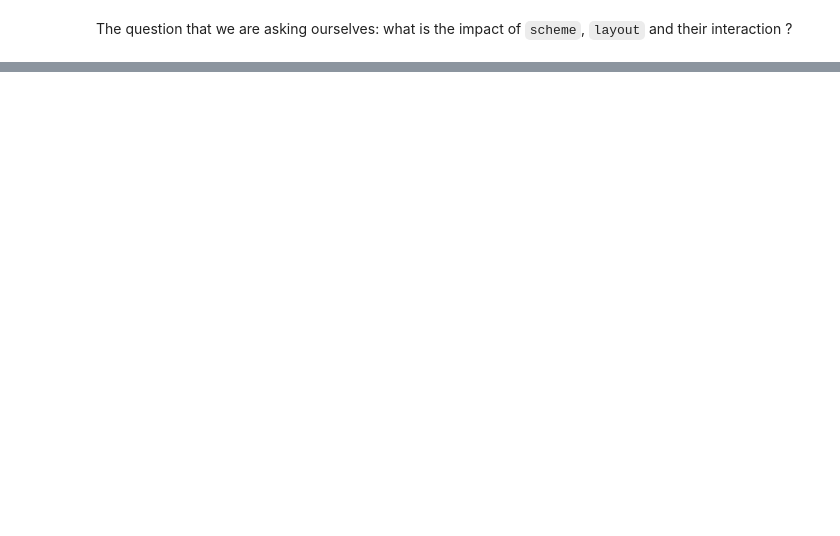
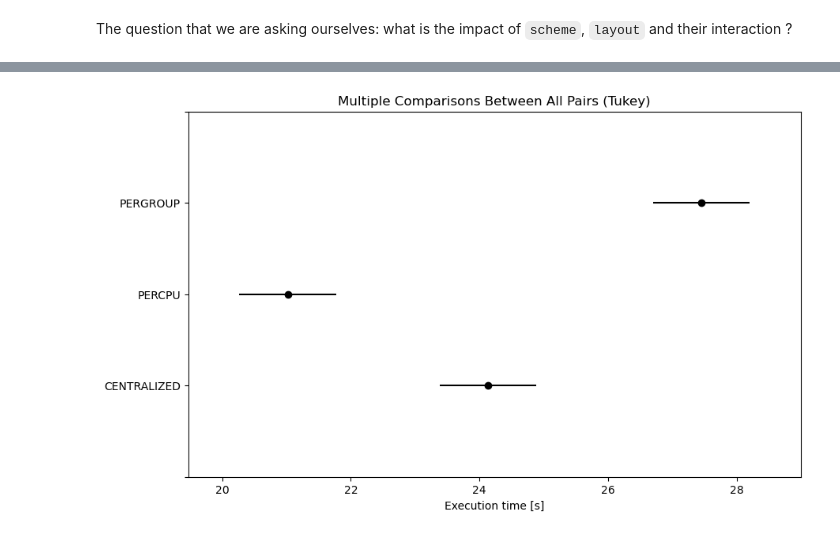
Before and after one commit to GuilloteauQ/anooba, a Jupyter notebook: content/anooba.ipynb, the cells around one changed output, grey strips where cells are left out. Drawn from its saved outputs; the diff is of its cells as text; code cells hidden in the pictures; blank space fills up the shorter version.

```diff
--- a/content/anooba.ipynb
+++ b/content/anooba.ipynb
@@ -81,0 +173,2 @@ plt.show()
+# %%
+thsd_layout = pairwise_tukeyhsd(df["exec_time"], df["layout"])
@@ -81,0 +198,6 @@ plt.show()
+# %%
+thsd_layout.plot_simultaneous()
+plt.xlabel("Execution time [s]")
+plt.show()
+# %% [output]
+[figure, added]
```
Also changed, not shown: parts of 36 cells of this notebook, 3 other files.
